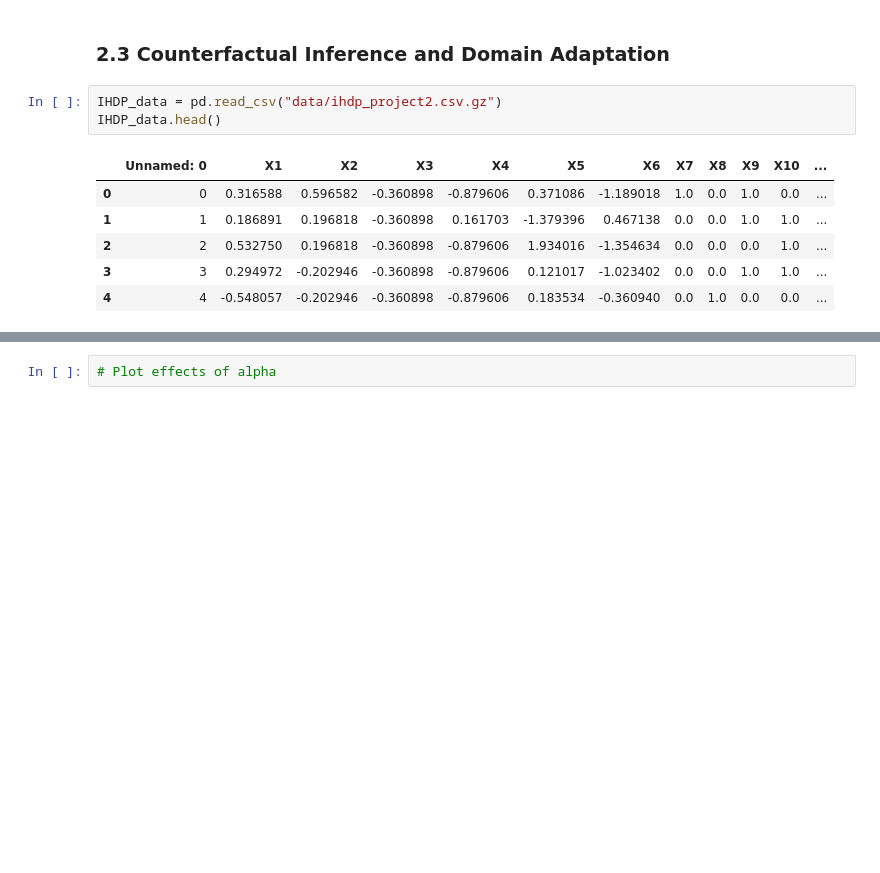
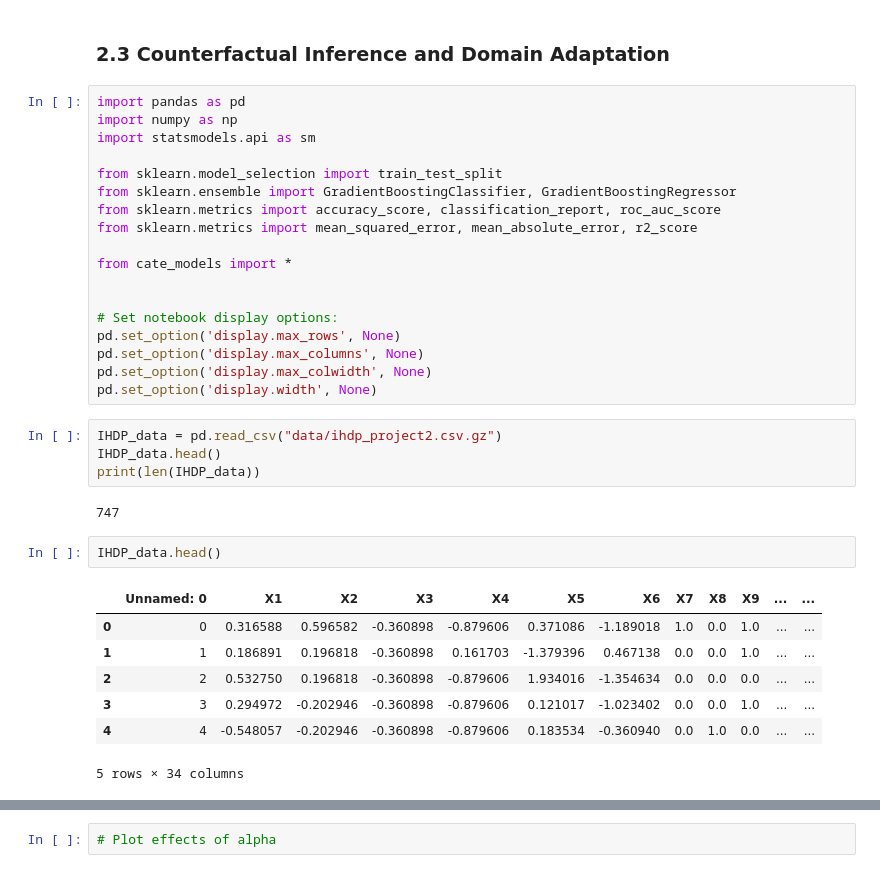
Before and after one commit to frances-dean/cph-200b, a Jupyter notebook: Project 2/Dean_PSet2_CPH200B.ipynb, the cells around one changed output, grey strips where cells are left out. Cells and saved outputs as stored; diff of their text form; blank space fills up the shorter version.

```diff
--- a/Project 2/Dean_PSet2_CPH200B.ipynb
+++ b/Project 2/Dean_PSet2_CPH200B.ipynb
@@ -699,13 +701,37 @@ Compare to original trial results:
  Source: <https://pubmed.ncbi.nlm.nih.gov/9174558/>
 # %% [markdown]
 ### 2.3 Counterfactual Inference and Domain Adaptation
+# %%
+import pandas as pd
+import numpy as np
+import statsmodels.api as sm
+
+from sklearn.model_selection import train_test_split
+from sklearn.ensemble import GradientBoostingClassifier, GradientBoostingRegressor
+from sklearn.metrics import accuracy_score, classification_report, roc_auc_score
+from sklearn.metrics import mean_squared_error, mean_absolute_error, r2_score
+
+from cate_models import *
+
+
+# Set notebook display options:
+pd.set_option('display.max_rows', None)
+pd.set_option('display.max_columns', None)
+pd.set_option('display.max_colwidth', None)
+pd.set_option('display.width', None)
 # %%
 IHDP_data = pd.read_csv("data/ihdp_project2.csv.gz")
 IHDP_data.head()
+print(len(IHDP_data))
 # %% [output]
-|  | Unnamed: 0 | X1 | X2 | X3 | X4 | X5 | X6 | X7 | X8 | X9 | X10 | ... |
-| 0 | 0 | 0.316588 | 0.596582 | -0.360898 | -0.879606 | 0.371086 | -1.189018 | 1.0 | 0.0 | 1.0 | 0.0 | ... |
-| 1 | 1 | 0.186891 | 0.196818 | -0.360898 | 0.161703 | -1.379396 | 0.467138 | 0.0 | 0.0 | 1.0 | 1.0 | ... |
-| 2 | 2 | 0.532750 | 0.196818 | -0.360898 | -0.879606 | 1.934016 | -1.354634 | 0.0 | 0.0 | 0.0 | 1.0 | ... |
-| 3 | 3 | 0.294972 | -0.202946 | -0.360898 | -0.879606 | 0.121017 | -1.023402 | 0.0 | 0.0 | 1.0 | 1.0 | ... |
-| 4 | 4 | -0.548057 | -0.202946 | -0.360898 | -0.879606 | 0.183534 | -0.360940 | 0.0 | 1.0 | 0.0 | 0.0 | ... |
+747
+# %%
+IHDP_data.head()
+# %% [output]
+|  | Unnamed: 0 | X1 | X2 | X3 | X4 | X5 | X6 | X7 | X8 | X9 | ... | ... |
+| 0 | 0 | 0.316588 | 0.596582 | -0.360898 | -0.879606 | 0.371086 | -1.189018 | 1.0 | 0.0 | 1.0 | ... | ... |
+| 1 | 1 | 0.186891 | 0.196818 | -0.360898 | 0.161703 | -1.379396 | 0.467138 | 0.0 | 0.0 | 1.0 | ... | ... |
+| 2 | 2 | 0.532750 | 0.196818 | -0.360898 | -0.879606 | 1.934016 | -1.354634 | 0.0 | 0.0 | 0.0 | ... | ... |
+| 3 | 3 | 0.294972 | -0.202946 | -0.360898 | -0.879606 | 0.121017 | -1.023402 | 0.0 | 0.0 | 1.0 | ... | ... |
+| 4 | 4 | -0.548057 | -0.202946 | -0.360898 | -0.879606 | 0.183534 | -0.360940 | 0.0 | 1.0 | 0.0 | ... | ... |
+5 rows × 34 columns
```
Also changed, not shown: parts of 5 cells of this notebook, 1 other file.
